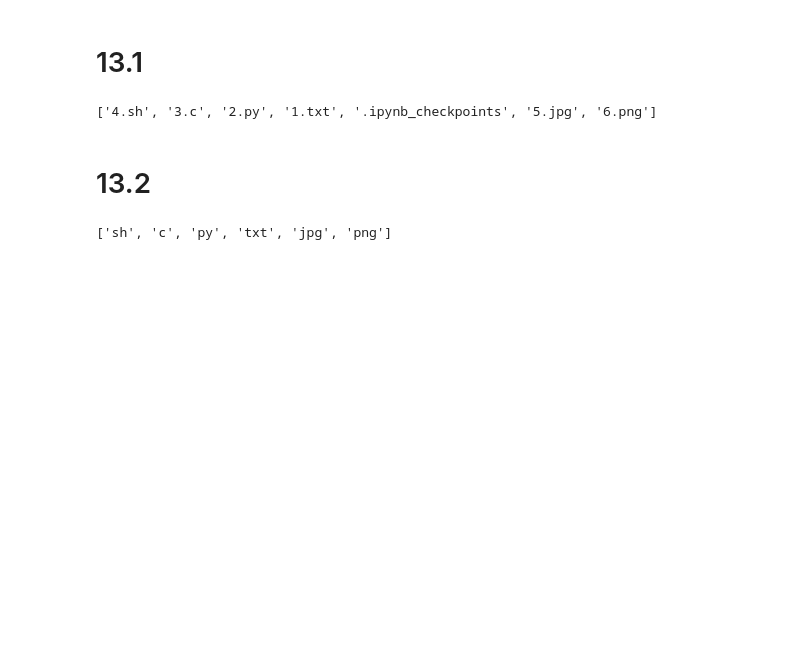
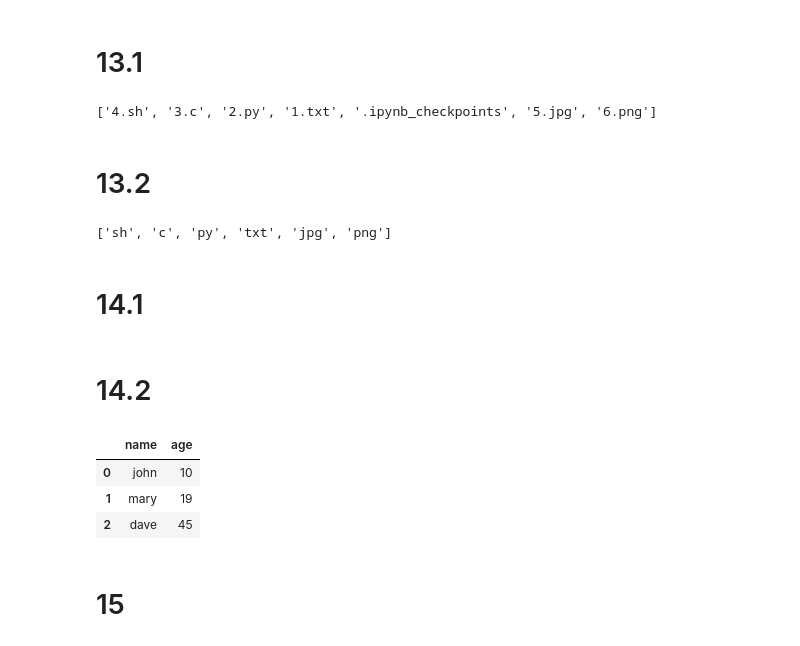
Before and after one commit to diogo-p-nunes/tds, a Jupyter notebook: python-quicktips/tips.ipynb, the cells around one changed output. Cells and saved outputs as stored; diff of their text form; code cells hidden in the pictures; blank space fills up the shorter version.

```diff
--- a/python-quicktips/tips.ipynb
+++ b/python-quicktips/tips.ipynb
@@ -356,3 +356,5 @@ for filename in files_in_dir:
 extensions
 # %% [output]
 ['sh', 'c', 'py', 'txt', 'jpg', 'png']
+# %% [markdown]
+# 14.1
@@ -358,0 +375,20 @@ extensions
+# %% [markdown]
+# 14.2
+# %%
+import pandas as pd
+
+# each key is a column in the DataFrame
+my_dict = {
+    "name": ['john', 'mary', 'dave'],
+    "age" : [10, 19, 45],
+}
+my_dict_df = pd.DataFrame(my_dict)
+# %%
+my_dict_df
+# %% [output]
+|  | name | age |
+| 0 | john | 10 |
+| 1 | mary | 19 |
+| 2 | dave | 45 |
+# %% [markdown]
+# 15
```
Also changed, not shown: parts of 2 cells of this notebook.
